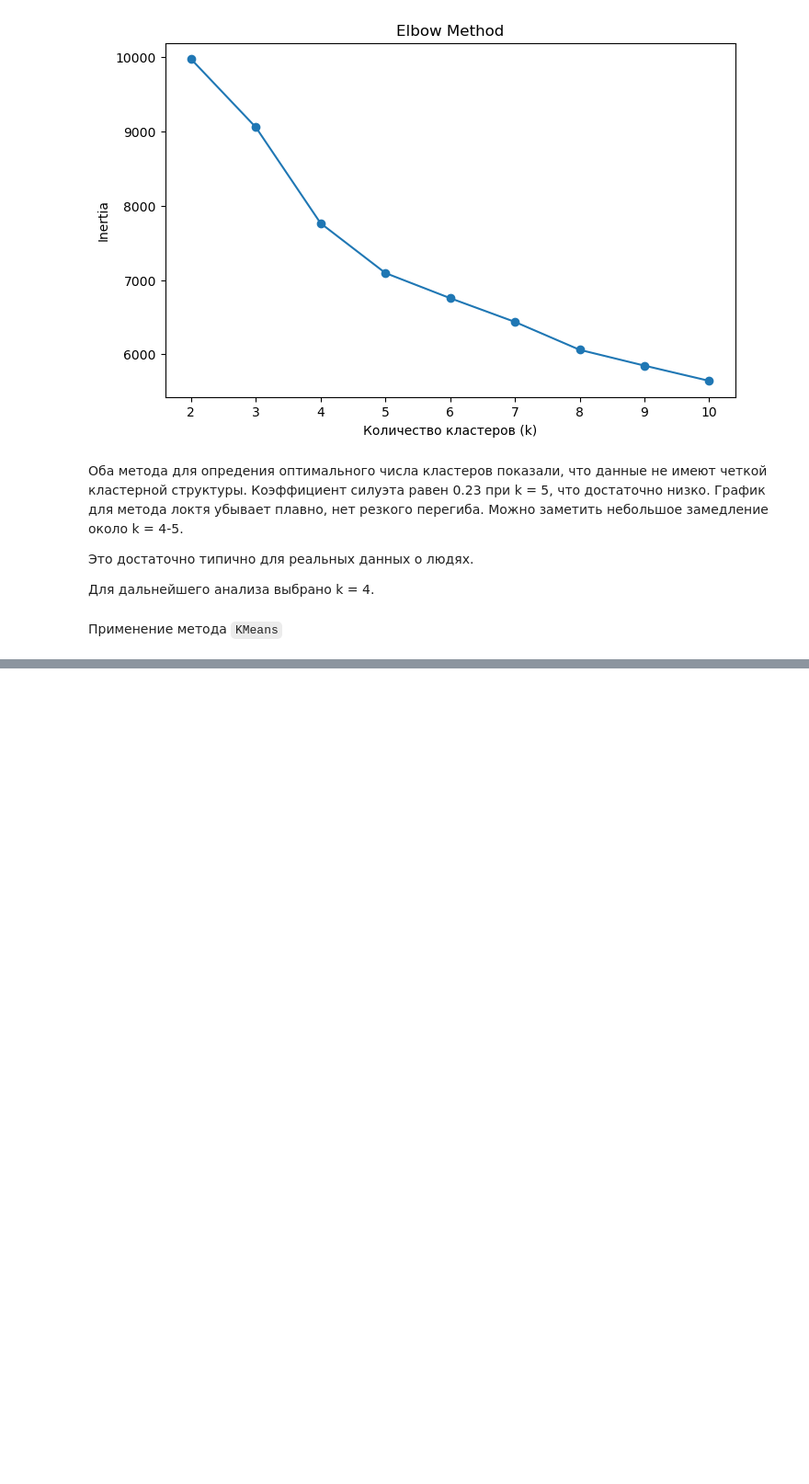
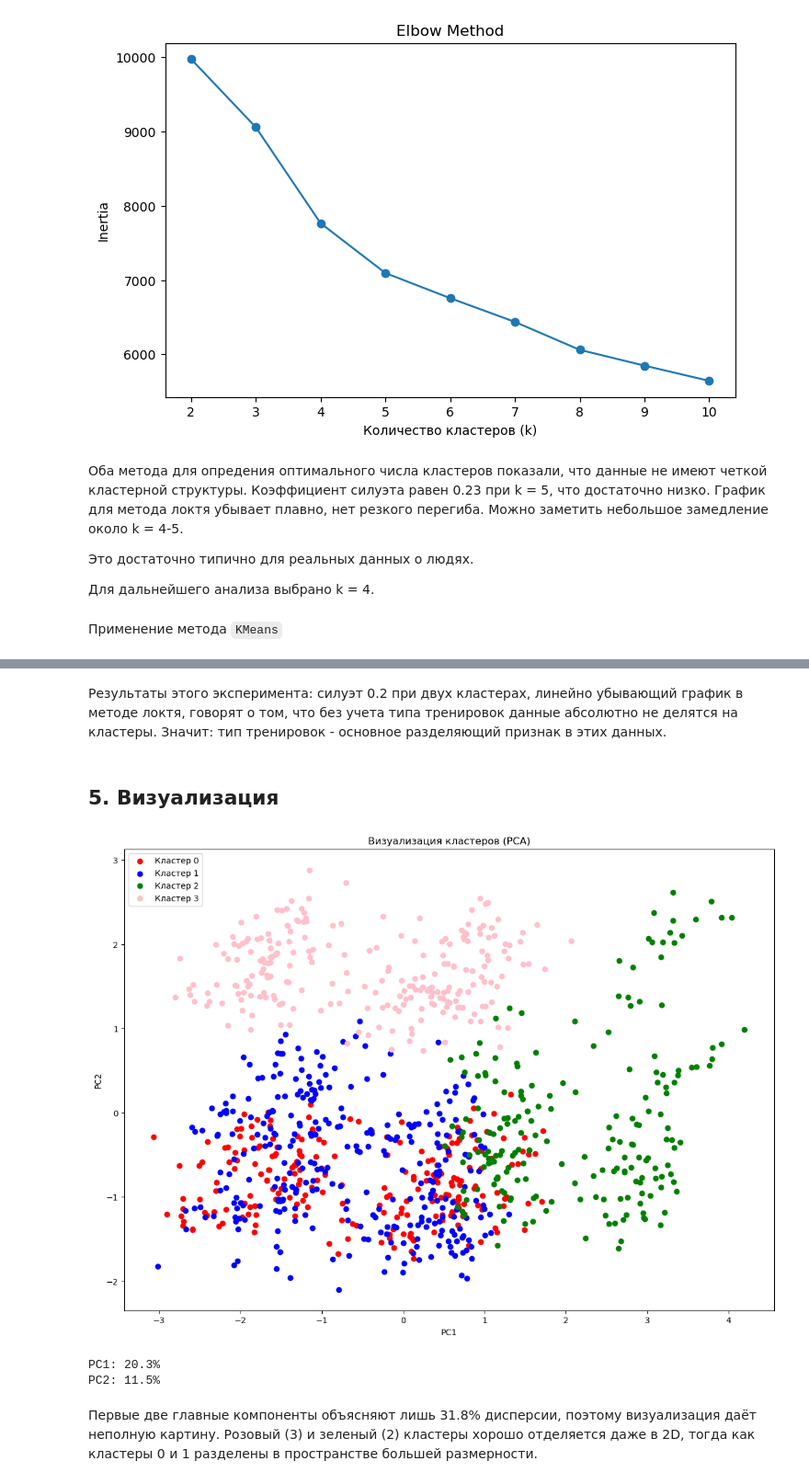
Before and after one commit to MashaaSit/gym_clients_analytics, a Jupyter notebook: notebooks/main.ipynb, the cells around one changed output, grey strips where cells are left out. Shown at 92% size. Saved outputs shown, nothing was run; the diff lists cells and outputs as text; code cells hidden in the pictures; blank space fills up the shorter version.

```diff
--- a/notebooks/main.ipynb
+++ b/notebooks/main.ipynb
@@ -257,7 +261,6 @@ kmeans = KMeans(n_clusters=4, random_state=42, n_init='auto')
 labels = kmeans.fit_predict(df_scaled)
 
 df['labels'] = labels
-df['Experience_Level'] = experience_lvl
-print(df['labels'].value_counts(),'\n', df['Experience_Level'].value_counts())
+print(df['labels'].value_counts(),'\n', experience_lvl.value_counts())
 # %% [output]
 labels
@@ -273,0 +350,28 @@ Name: count, dtype: int64
+# %% [markdown]
+Результаты этого эксперимента: силуэт 0.2 при двух кластерах, линейно убывающий график в методе локтя, говорят о том, что без учета типа тренировок данные абсолютно не делятся на кластеры. Значит: тип тренировок - основное разделяющий признак в этих данных.
+# %% [markdown]
+## 5. Визуализация
+# %%
+pca = PCA(n_components=2, random_state=42)
+df_pca = pca.fit_transform(df_scaled)
+
+plt.figure(figsize=(14,10))
+colors = ['red','blue', 'green', 'pink']
+for i in range(4):
+    mask = df['labels'] == i
+    plt.scatter(df_pca[mask, 0], df_pca[mask, 1],
+                c=colors[i], label=f'Кластер {i}', alpha=1)
+plt.legend()
+plt.title('Визуализация кластеров (PCA)')
+plt.xlabel('PC1')
+plt.ylabel('PC2')
+plt.show()
+
+print(f"PC1: {pca.explained_variance_ratio_[0]:.1%}")
+print(f"PC2: {pca.explained_variance_ratio_[1]:.1%}")
+# %% [output]
+[figure, added]
+PC1: 20.3%
+PC2: 11.5%
+# %% [markdown]
+Первые две главные компоненты объясняют лишь 31.8% дисперсии, поэтому визуализация даёт неполную картину. Розовый (3) и зеленый (2) кластеры  хорошо отделяется даже в 2D, тогда как кластеры 0 и 1 разделены в пространстве большей размерности.
```
Also changed, not shown: parts of 14 cells of this notebook.
